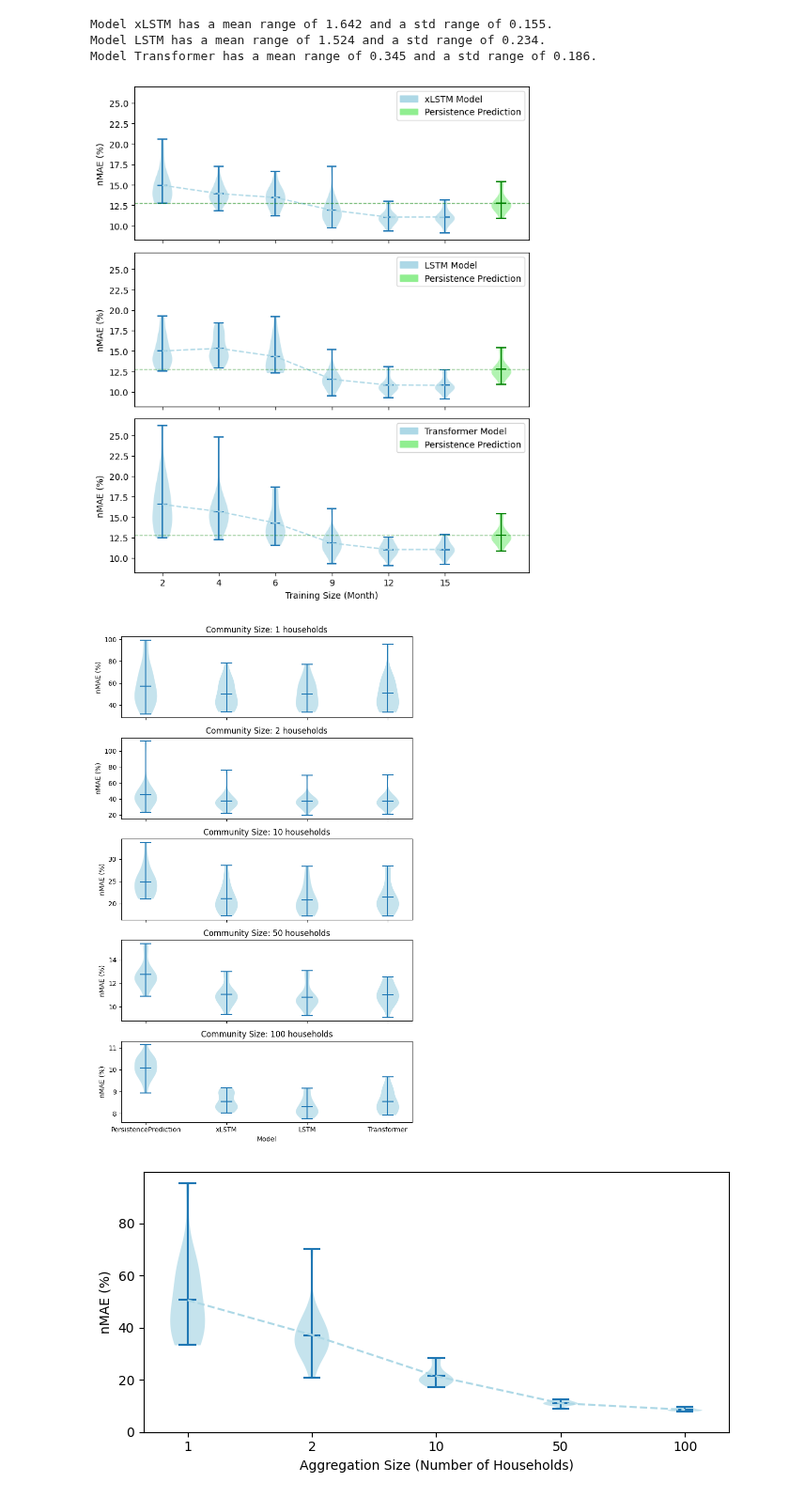
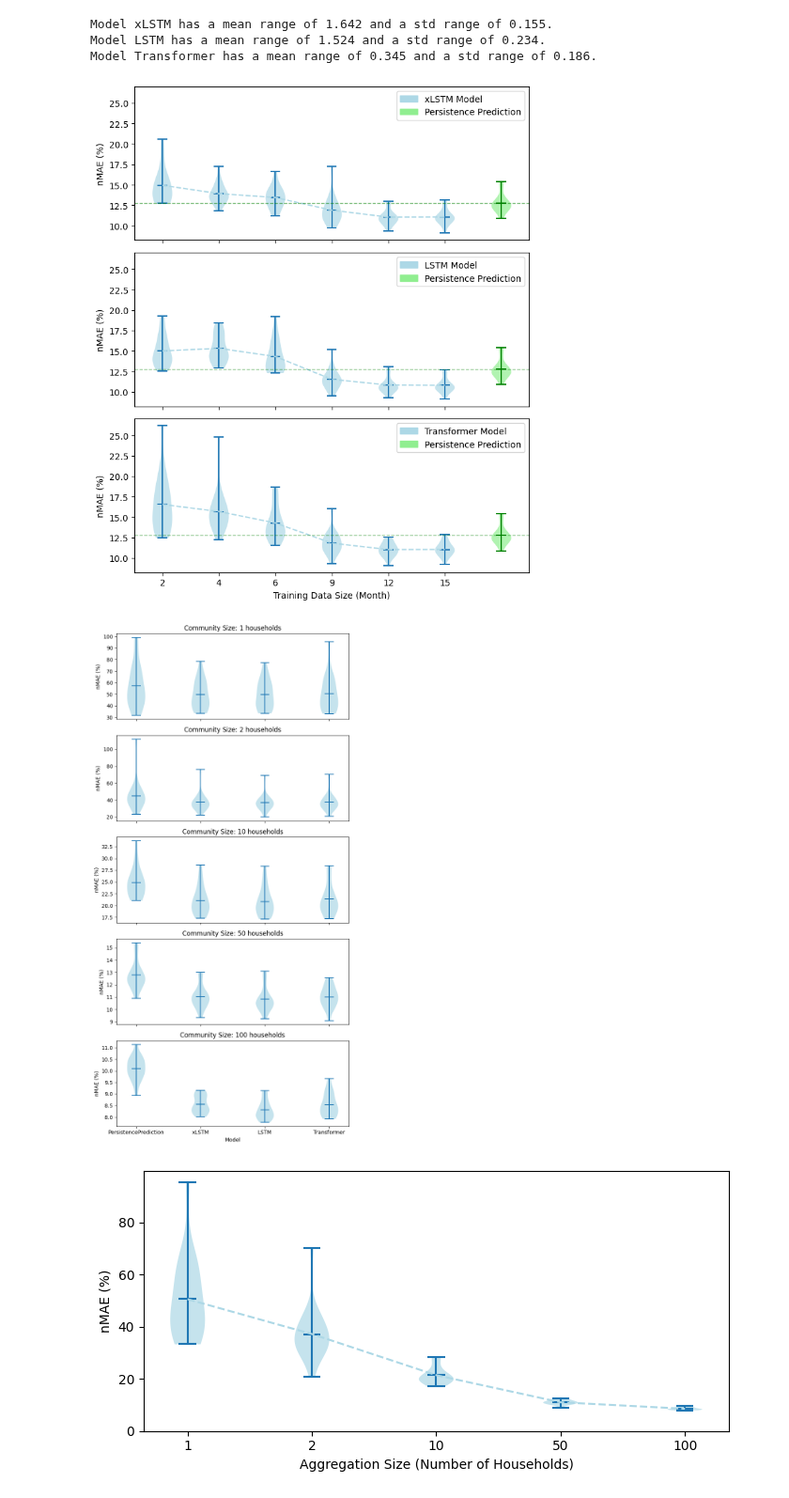
Before and after one commit to erc-fhv/loadforecasting, a Jupyter notebook: scripts/Paper_Illustration.ipynb, the cells around one changed output. Shown at 94% size. Saved outputs shown, nothing was run; the diff lists cells and outputs as text; code cells hidden in the pictures.

```diff
--- a/scripts/Paper_Illustration.ipynb
+++ b/scripts/Paper_Illustration.ipynb
@@ -480,13 +480,13 @@ for idx, model in enumerate(machine_learning_models):
 
 
 
-axes[-1].set_xlabel('Training Size (Month)')
+axes[-1].set_xlabel('Training Data Size (Month)')
 plt.tight_layout()
 plt.savefig("scripts/outputs/figs/ML_model_vs_persistence_prediction.pdf", format="pdf", bbox_inches="tight", pad_inches=0.1)
 plt.savefig("scripts/outputs/figs/ML_model_vs_persistence_prediction.svg", format="svg", bbox_inches="tight", pad_inches=0.1)
 plt.show()
 # %% [output]
-[figure, old version]
+[figure, new version]
 # %%
 # Compare with and without transfer learning of the given configurations
 #
@@ -538,41 +538,41 @@ for i, size in enumerate(household_sizes):
     data_by_household_size[size] = [full_data_list[model][i] for model in models]
 
 # Creating subplots for each household size
-fig, axes = plt.subplots(len(household_sizes), 1, figsize=(7, 2.8*4), sharex=True, sharey=False)
+fig, axes = plt.subplots(len(household_sizes), 1, figsize=(7, 2.8*5), sharex=True, sharey=False)
 
 # Plot each household size's data on a separate subplot
 for idx, (size, data) in enumerate(data_by_household_size.items()):
     ax = axes[idx]
 
     # Plot violin plot
     positions = np.array(range(len(models)))
     violins = ax.violinplot(data, positions=positions, widths=0.28,
                             showmeans=True, showextrema=True, showmedians=False)
 
     for pc in violins['bodies']:
         pc.set_facecolor("lightblue")
         # pc.set_edgecolor("black")
         pc.set_alpha(0.7)
 
     # Labels and title
     ax.set_ylabel('nMAE (%)')
     ax.set_title(f"Community Size: {size} households")
     # ax.text(0.5, 0.9, f"Community Size: {size} households", transform=ax.transAxes, fontsize=12, ha="center", va="center")
     ax.set_xticks(positions)
     ax.set_xticklabels(models)
     ax.set_axisbelow(True)
     # ax.grid(True, color="0.9")
     # ax.set_ylim(0, None)
 
     # Set x-axis label for the last plot
     if idx == len(household_sizes) - 1:
         ax.set_xlabel('Model')
 
 plt.tight_layout()
 plt.savefig("scripts/outputs/figs/error_over_community_size.pdf", format="pdf", bbox_inches="tight", pad_inches=0.1)
 plt.show()
 # %% [output]
-[figure, old version]
+[figure, new version]
 # %%
 # Compare with and without transfer learning of the given configurations
 #
```
Also changed, not shown: 2 other files.
